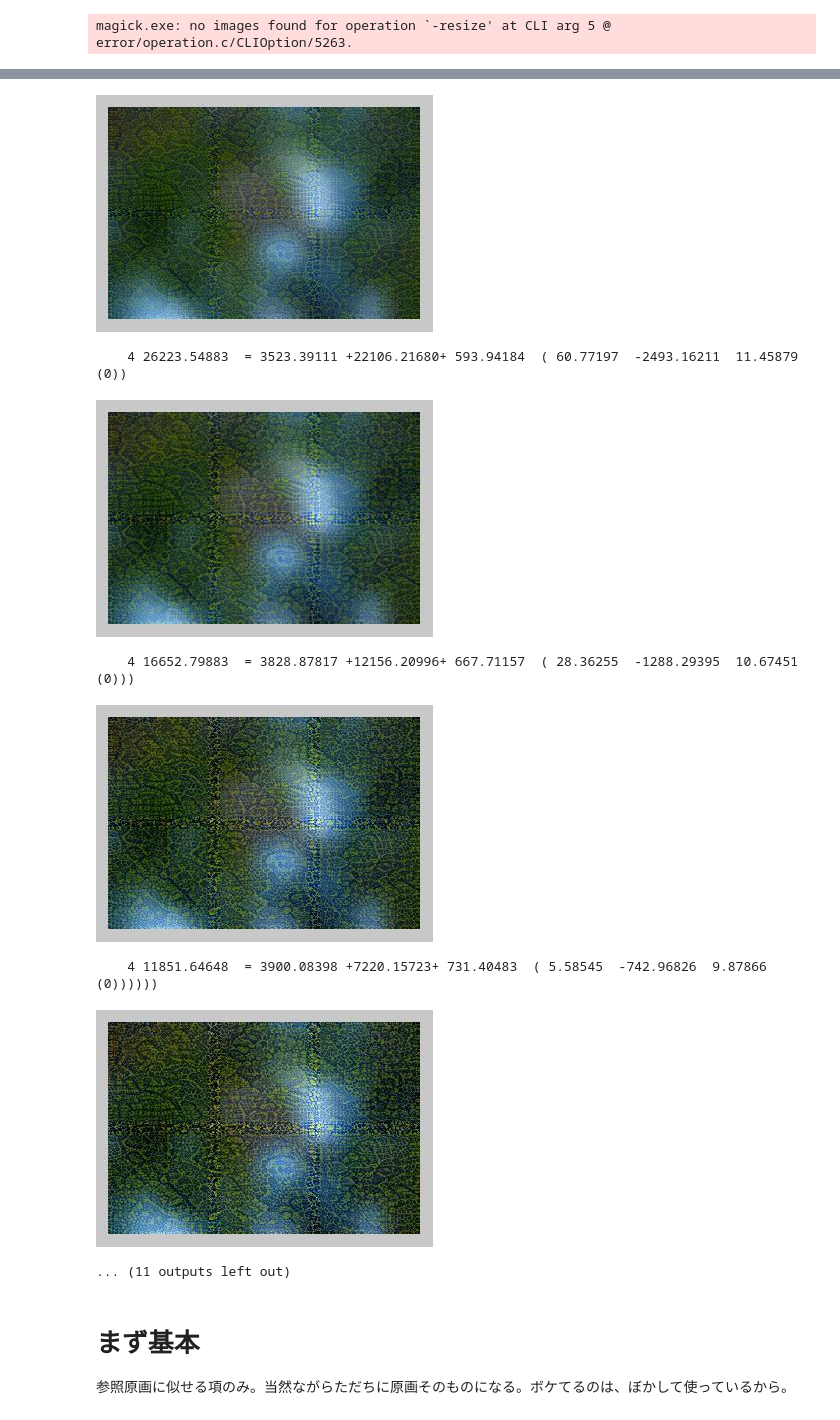
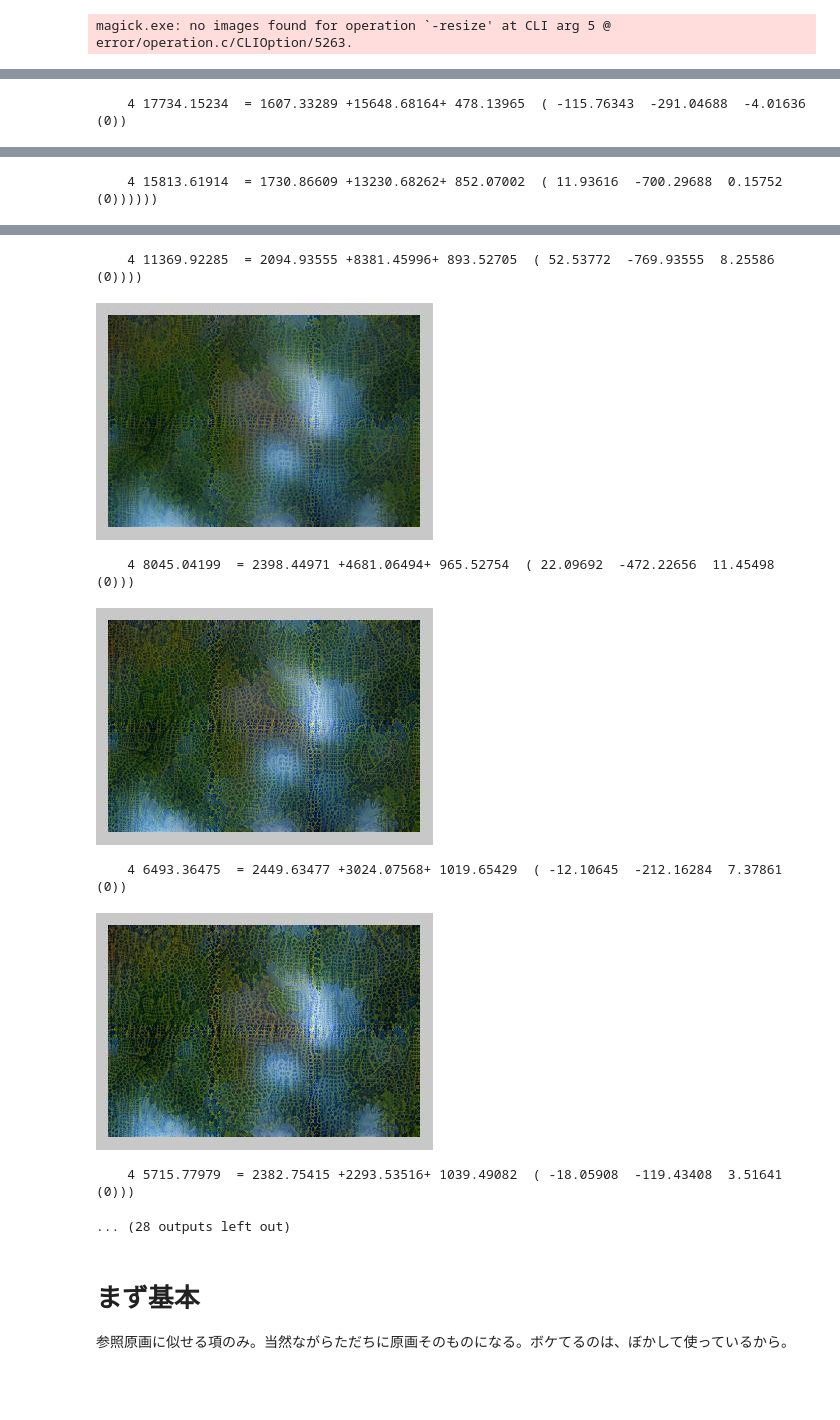
Before and after one commit to aquapathos/ChainerLesson, a Jupyter notebook: chainer/chainer-painter/Great Fake Painter.ipynb, the cells around one changed output, grey strips where cells are left out. Cells and saved outputs as stored; diff of their text form; code cells hidden in the pictures; blank space fills up the shorter version.

```diff
--- a/chainer/chainer-painter/Great Fake Painter.ipynb
+++ b/chainer/chainer-painter/Great Fake Painter.ipynb
@@ -340,7 +340,7 @@ mushaimg.resize(np.array((400,400))//2)
 # %% [output]
 [figure]
 # %%
-kusama = "http://www.sankaibi.com/art-festa/wp-content/uploads/hana2.jpg"
+kusama = "http://www.japanjournals.com/images/stories/buraring/2016/05/photo0531_01.jpg"
 yayoiimg = url2img(kusama)
-yayoiimg.resize(np.array(img.size)//3)
+yayoiimg.resize(np.array(img.size)//4)
 # %% [output]
@@ -383,6 +383,6 @@ magick.exe: no images found for operation `-resize' at CLI arg 5 @ error/operati
 !mkdir kusama
 lr = np.float32(1.5) # 学習係数
 rr1 = np.float32(0.1)
-rr2 = np.float32(0.5)
+rr2 = np.float32(0.1)
 generate3(nn,"images/momiji.jpg",yayoiimg,steps=25,itr=5, fn="kusama")
 # %% [output]
@@ -390 +390,2 @@ generate3(nn,"images/momiji.jpg",yayoiimg,steps=25,itr=5, fn="kusama")
+    4 17734.15234  = 1607.33289 +15648.68164+ 478.13965  ( -115.76343  -291.04688  -4.01636 (0))
 [figure]
@@ -392 +392,2 @@ generate3(nn,"images/momiji.jpg",yayoiimg,steps=25,itr=5, fn="kusama")
+    4 15813.61914  = 1730.86609 +13230.68262+ 852.07002  ( 11.93616  -700.29688  0.15752 (0))))))
 [figure]
@@ -394,11 +394,11 @@ generate3(nn,"images/momiji.jpg",yayoiimg,steps=25,itr=5, fn="kusama")
+    4 11369.92285  = 2094.93555 +8381.45996+ 893.52705  ( 52.53772  -769.93555  8.25586 (0))))
 [figure]
-    4 26223.54883  = 3523.39111 +22106.21680+ 593.94184  ( 60.77197  -2493.16211  11.45879 (0))
+    4 8045.04199  = 2398.44971 +4681.06494+ 965.52754  ( 22.09692  -472.22656  11.45498 (0)))
-[figure, old version]
+[figure, new version]
-    4 16652.79883  = 3828.87817 +12156.20996+ 667.71157  ( 28.36255  -1288.29395  10.67451 (0)))
+    4 6493.36475  = 2449.63477 +3024.07568+ 1019.65429  ( -12.10645  -212.16284  7.37861 (0))
-[figure, old version]
+[figure, new version]
-    4 11851.64648  = 3900.08398 +7220.15723+ 731.40483  ( 5.58545  -742.96826  9.87866 (0))))))
-[figure, removed]
-... (11 outputs left out)
+    4 5715.77979  = 2382.75415 +2293.53516+ 1039.49082  ( -18.05908  -119.43408  3.51641 (0)))
+... (28 outputs left out)
 # %% [markdown]
 # まず基本
 参照原画に似せる項のみ。当然ながらただちに原画そのものになる。ボケてるのは、ぼかして使っているから。
```
Also changed, not shown: parts of 2 cells of this notebook, 3 other files.
